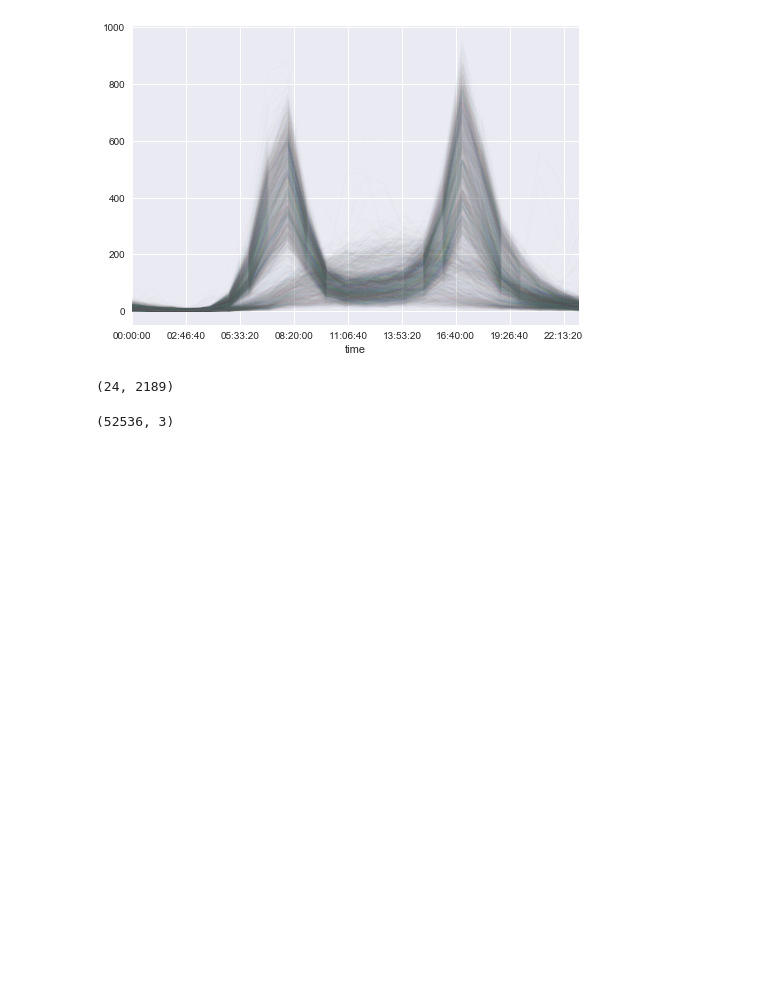
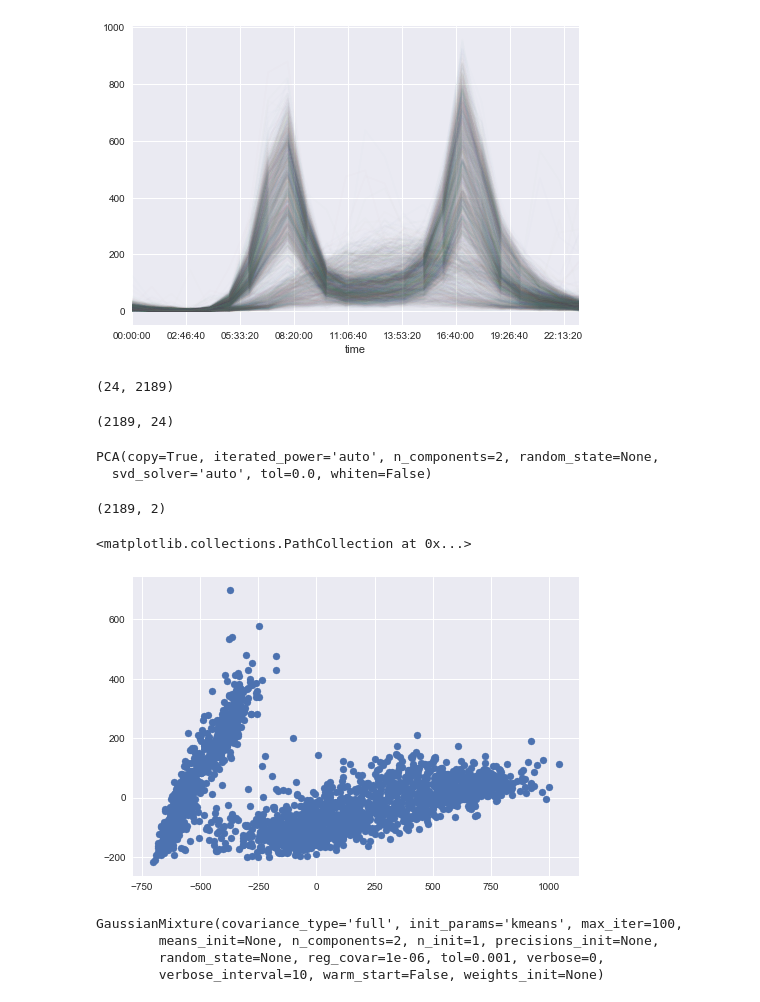
Before and after one commit to marisalim/stonybrook_juypterworkflow, a Jupyter notebook: test_notebook_bike_analysis.ipynb, the cells around one changed output. Cells and saved outputs as stored; diff of their text form; code cells hidden in the pictures; blank space fills up the shorter version.

Commit message:
added clustering analysis

```diff
--- a/test_notebook_bike_analysis.ipynb
+++ b/test_notebook_bike_analysis.ipynb
@@ -71,6 +75,34 @@ pivoted.shape
 # %% [output]
 (24, 2189)
+# %%
+pivoted.T.shape #transpose (days, hours)
+# %% [output]
+(2189, 24)
+# %%
+from sklearn.decomposition import PCA
+PCA(2)
+# %% [output]
+PCA(copy=True, iterated_power='auto', n_components=2, random_state=None,
+  svd_solver='auto', tol=0.0, whiten=False)
+# %%
+X = pivoted.fillna(0).T.values
+# %%
+X2 = PCA(2).fit_transform(X)
 # %%
-data.shape
+X2.shape
 # %% [output]
-(52536, 3)
+(2189, 2)
+# %%
+plt.scatter(X2[:,0], X2[:,1])
+# %% [output]
+<matplotlib.collections.PathCollection at 0x...>
+[figure, added]
+# %%
+from sklearn.mixture import GaussianMixture
+gmm = GaussianMixture(2) # 2 clusters
+gmm.fit(X)
+# %% [output]
+GaussianMixture(covariance_type='full', init_params='kmeans', max_iter=100,
+        means_init=None, n_components=2, n_init=1, precisions_init=None,
+        random_state=None, reg_covar=1e-06, tol=0.001, verbose=0,
+        verbose_interval=10, warm_start=False, weights_init=None)
```
Also changed, not shown: parts of 8 cells of this notebook.
